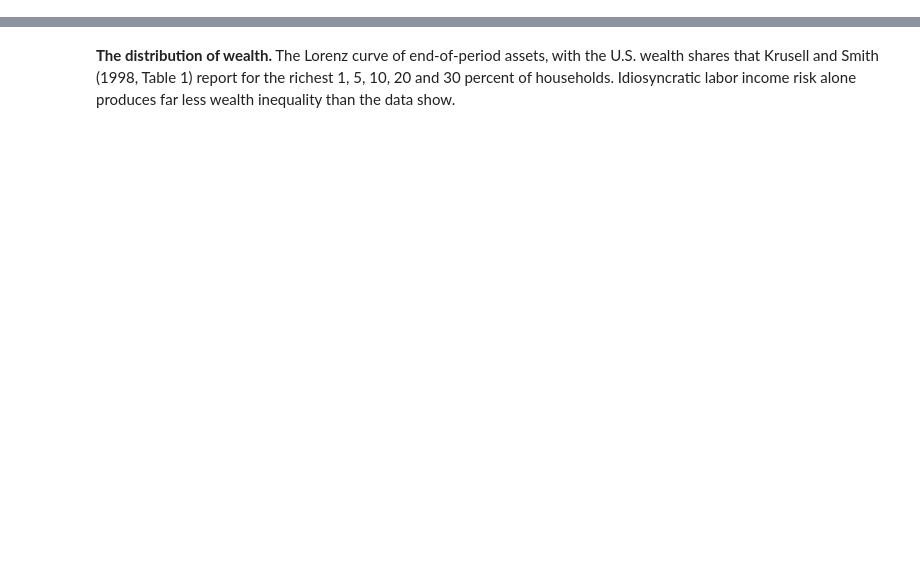
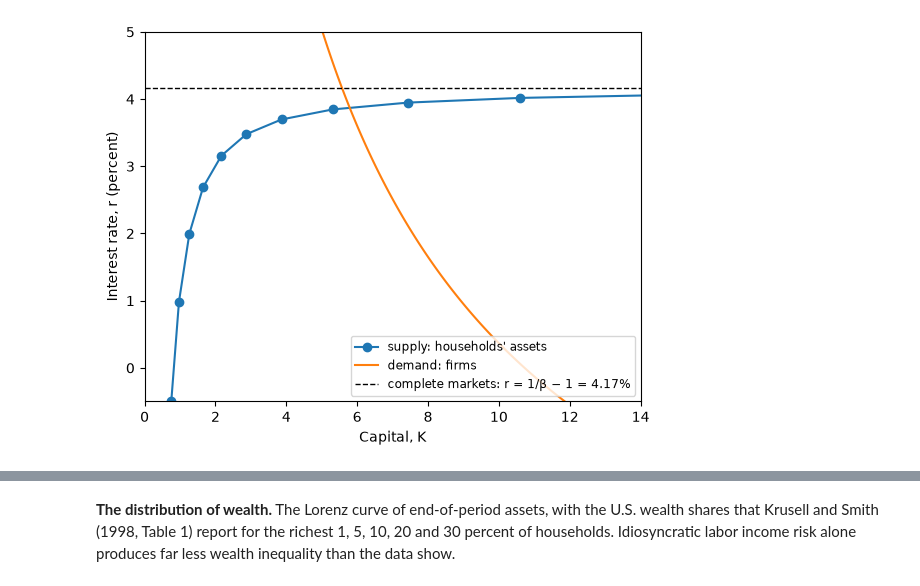
Before and after one commit to econ-ark/Aiyagari1994QJE, a Jupyter notebook: AiyagariMarkovHARK.ipynb, the cells around one changed output, grey strips where cells are left out. Drawn from its saved outputs; the diff is of its cells as text; code cells hidden in the pictures; blank space fills up the shorter version.

```diff
--- a/AiyagariMarkovHARK.ipynb
+++ b/AiyagariMarkovHARK.ipynb
@@ -256,0 +112,15 @@ plt.show()
+# %%
+ϑ = 1 / cal.discount_factor - 1
+L = aiyagari.stationary_probabilities(P) @ np.exp(x)  # labor supply, the chain's mean endowment
+rates = ϑ - (ϑ + 0.005) * (0.00015 / (ϑ + 0.005)) ** (np.arange(16) / 15)  # from -0.5% to just below ϑ
+supply = aiyagari.capital_supply(households, rates, cal)
+fig, ax = plt.subplots(figsize=(6.4, 4.8))
+ax.plot(supply, 100 * rates, "o-", color="C0", label="supply: households' assets")
+r_demand = np.linspace(-0.005, 0.05, 111)
+ax.plot(aiyagari.capital_demand(r_demand, cal, L), 100 * r_demand, color="C1", label="demand: firms")
+ax.axhline(100 * ϑ, color="k", linestyle="--", linewidth=1, label=f"complete markets: r = 1/β − 1 = {100 * ϑ:.2f}%")
+ax.set(xlim=(0, 14), ylim=(-0.5, 5), xlabel="Capital, K", ylabel="Interest rate, r (percent)")
+ax.legend(loc="lower right", fontsize="small")
+plt.show()
+# %% [output]
+[figure, added]
```
Also changed, not shown: parts of 58 cells of this notebook, 26 other files.
